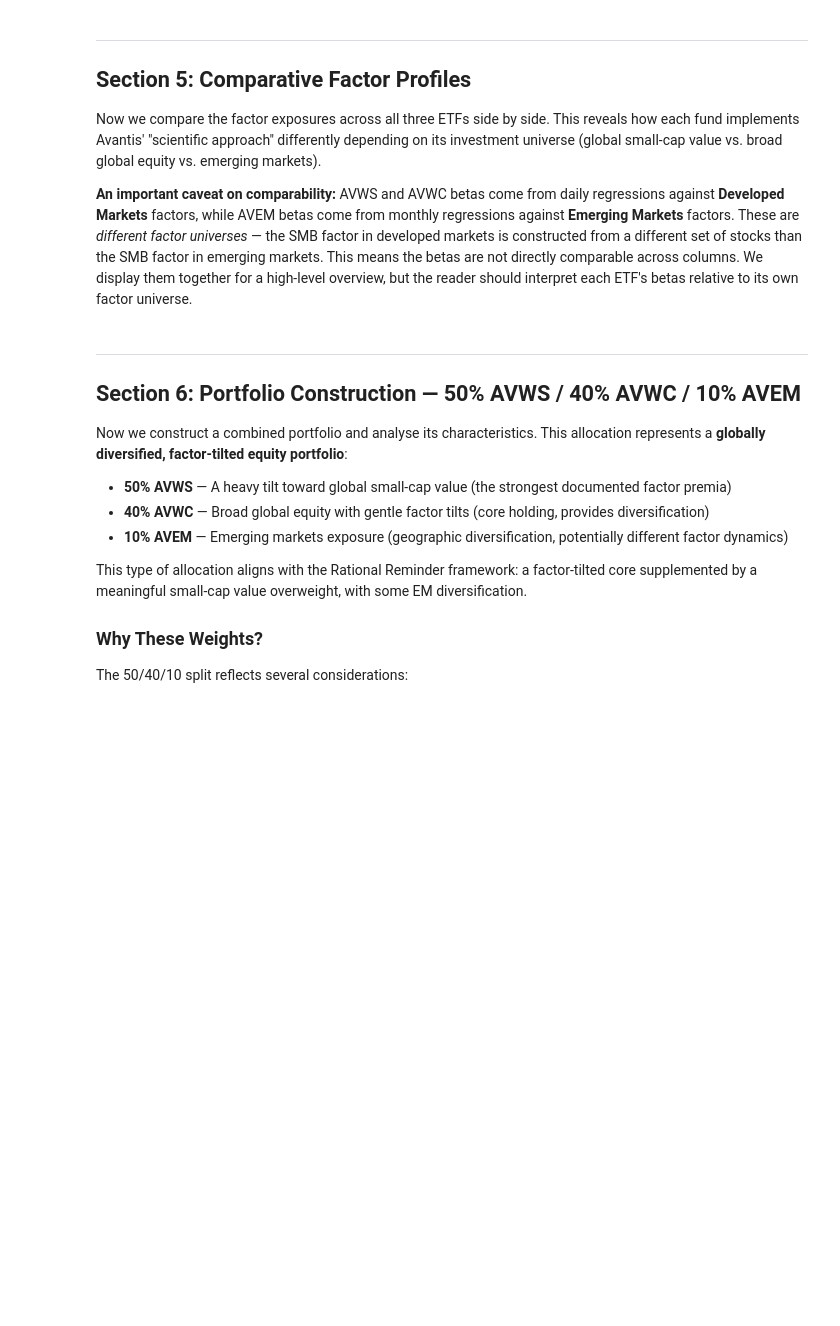
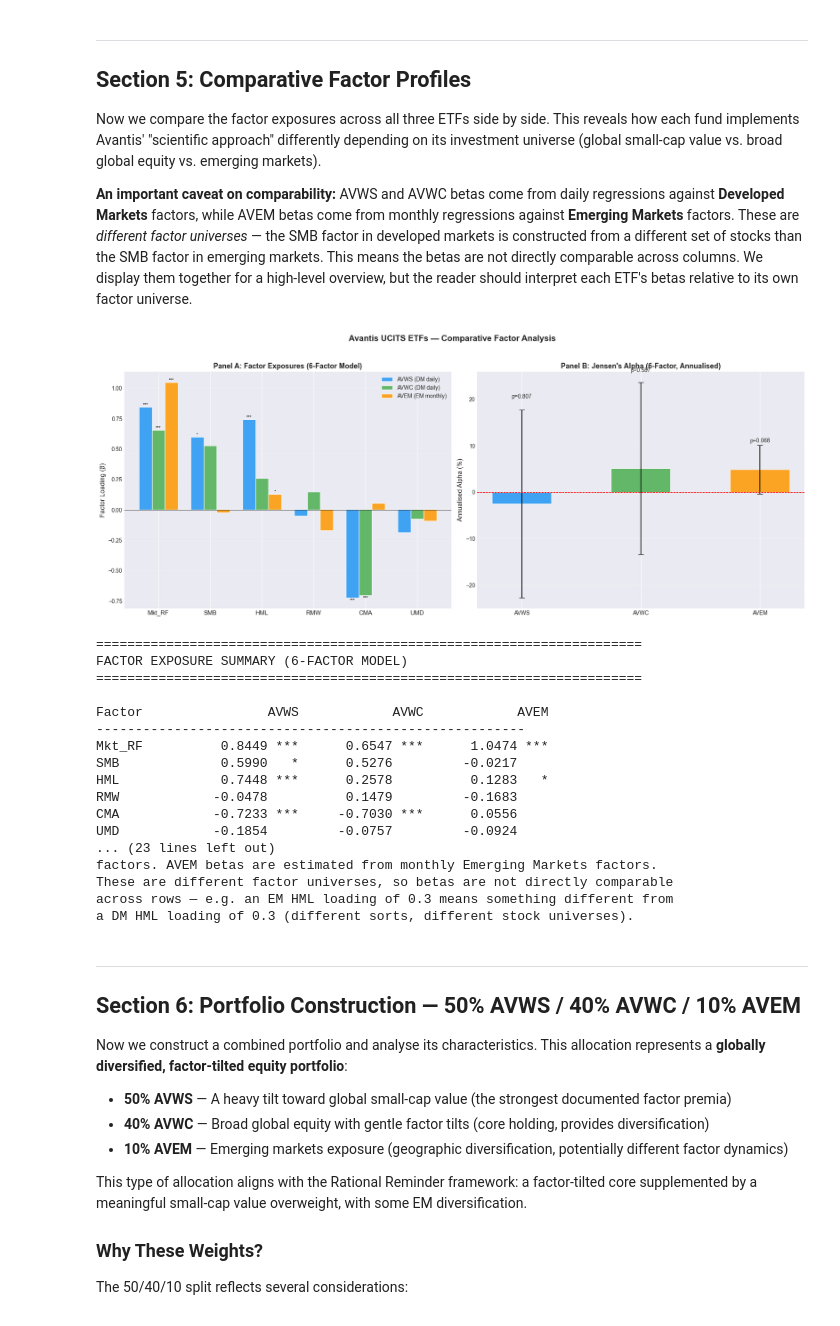
Before and after one commit to beachnoir/FamaFrench, a Jupyter notebook: 05_Practical_Factor_Investing.ipynb, the cells around one changed output. Drawn from its saved outputs; the diff is of its cells as text; code cells hidden in the pictures; blank space fills up the shorter version.

```diff
--- a/05_Practical_Factor_Investing.ipynb
+++ b/05_Practical_Factor_Investing.ipynb
@@ -1028,38 +1174,60 @@ for j, factor in enumerate(factor_names):
         print(f"  {coef:>10.4f}{sig:>4}", end='')
     print()
 
 print(f"\n{'R²':<10}", end='')
 for ticker in all_tickers:
     print(f"  {results_6f[ticker].rsquared:>14.4f}", end='')
 print()
 
 print(f"{'Factors':<10}  {'DM daily':>14}  {'DM daily':>14}  {'EM monthly':>14}")
 print(f"{'N':<10}", end='')
 for ticker in all_tickers:
     print(f"  {int(results_6f[ticker].nobs):>14}", end='')
 print()
 
 print("""
 INTERPRETATION GUIDE:
 ━━━━━━━━━━━━━━━━━━━━
                             Expected for        Expected for        Expected for
 Factor      Meaning         AVWS (SCV)          AVWC (Global)       AVEM (EM)
 ─────────────────────────────────────────────────────────────────────────────────
-Mkt_RF      Market risk     ~0.8–1.0            ~1.0                ~1.0
-SMB         Size            Positive (small!)    Near zero           Near zero
+Mkt_RF      Market risk     ~0.8–1.0 *          ~0.6–0.7 *          ~1.0
+SMB         Size            Positive (small!)    Positive            Near zero
 HML         Value           Positive (value!)    Mild positive       Mild positive
-RMW         Profitability   Positive (screen)    Mild positive       Positive
-CMA         Investment      Ambiguous            Near zero           Ambiguous
-UMD         Momentum        Near zero/positive   Near zero           Near zero
+RMW         Profitability   Near zero            Near zero           Ambiguous
+CMA         Investment      Negative             Negative            Ambiguous
+UMD         Momentum        Near zero            Near zero           Near zero
+
+* Daily betas for Xetra-traded ETFs are attenuated by non-synchronous trading
+  (Xetra closes before US markets). True market betas are likely closer to 1.0.
 
 *** p < 0.01, ** p < 0.05, * p < 0.10 (Newey-West standard errors)
 
 IMPORTANT: AVWS and AVWC betas are estimated from daily Developed Markets
 factors. AVEM betas are estimated from monthly Emerging Markets factors.
 These are different factor universes, so betas are not directly comparable
 across rows — e.g. an EM HML loading of 0.3 means something different from
 a DM HML loading of 0.3 (different sorts, different stock universes).
 """)
+# %% [output]
+[figure, added]
+======================================================================
+FACTOR EXPOSURE SUMMARY (6-FACTOR MODEL)
+======================================================================
+
+Factor                AVWS            AVWC            AVEM
+-------------------------------------------------------
+Mkt_RF          0.8449 ***      0.6547 ***      1.0474 ***
+SMB             0.5990   *      0.5276         -0.0217
+HML             0.7448 ***      0.2578          0.1283   *
+RMW            -0.0478          0.1479         -0.1683
+CMA            -0.7233 ***     -0.7030 ***      0.0556
+UMD            -0.1854         -0.0757         -0.0924
+... (23 lines left out)
+factors. AVEM betas are estimated from monthly Emerging Markets factors.
+These are different factor universes, so betas are not directly comparable
+across rows — e.g. an EM HML loading of 0.3 means something different from
+a DM HML loading of 0.3 (different sorts, different stock universes).
 # %% [markdown]
 ---
 
```
Also changed, not shown: parts of 14 cells of this notebook.
